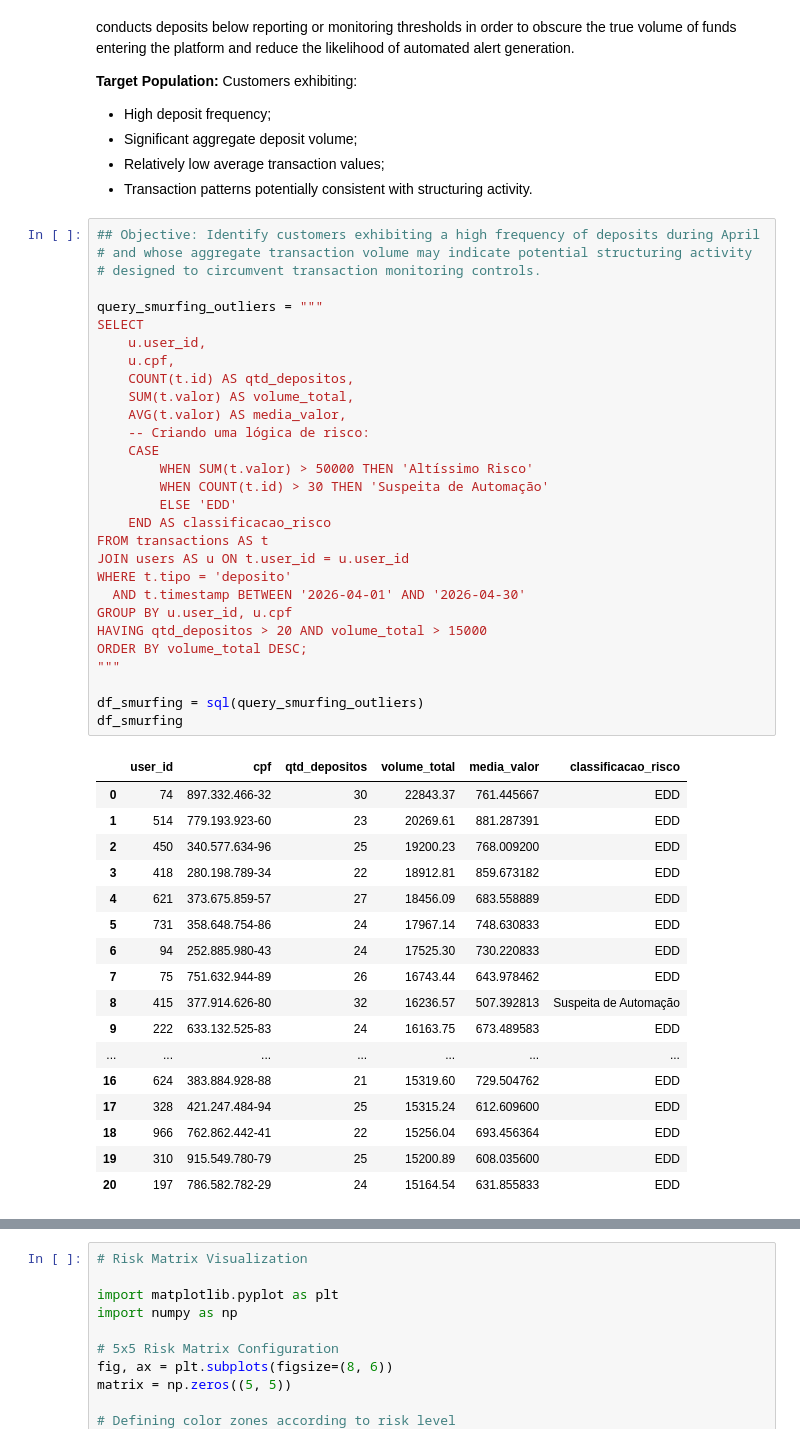
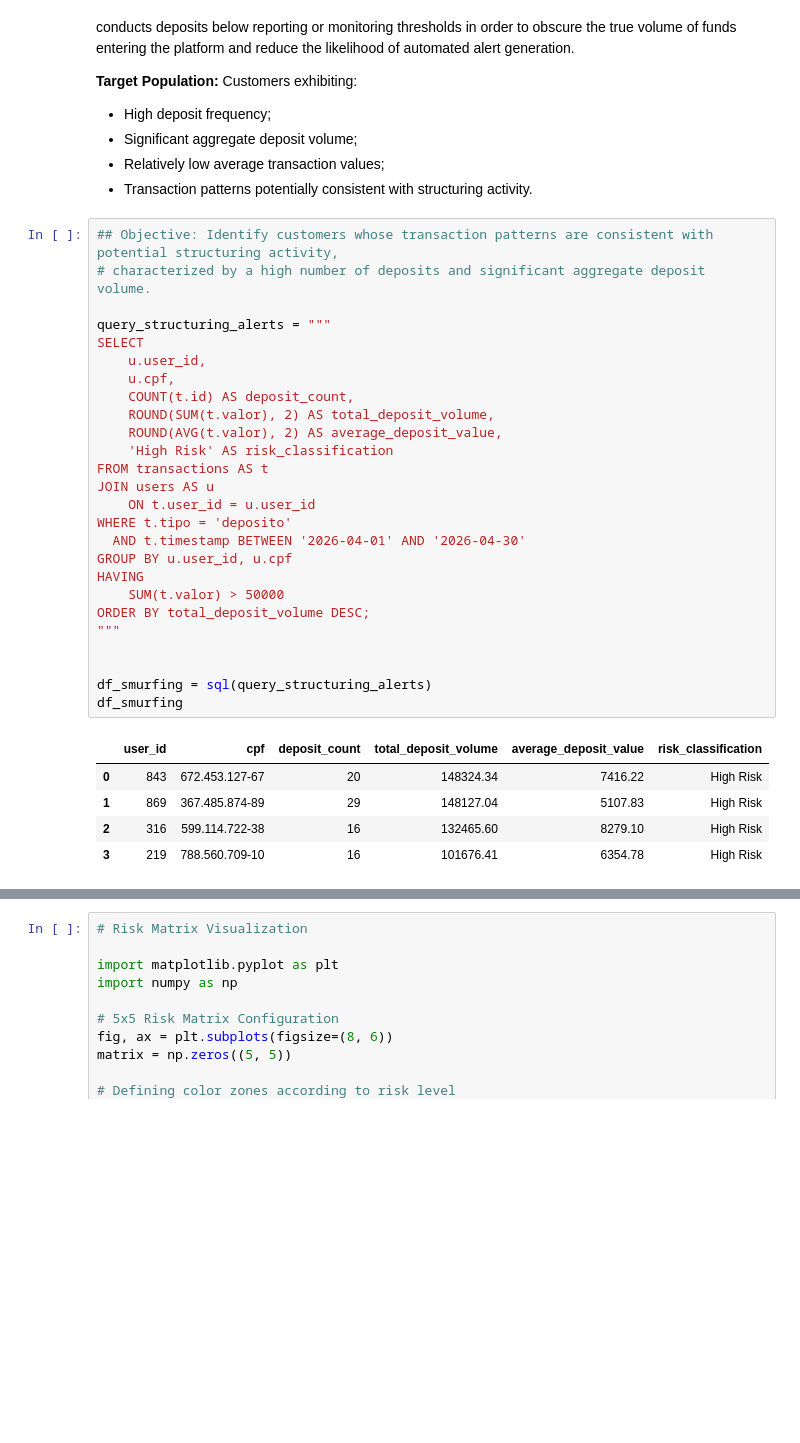
Before and after one commit to PaolucciData/AML-iGaming-Transaction-Monitoring, a Jupyter notebook: AML_iGaming_Project.ipynb, the cells around one changed output, grey strips where cells are left out. Cells and saved outputs as stored; diff of their text form; blank space fills up the shorter version.

```diff
--- a/AML_iGaming_Project.ipynb
+++ b/AML_iGaming_Project.ipynb
@@ -342,49 +347,34 @@ The responses should be assessed for consistency with the customer's profile and
 *   Relatively low average transaction values;
 *   Transaction patterns potentially consistent with structuring activity.
 # %%
-## Objective: Identify customers exhibiting a high frequency of deposits during April
-# and whose aggregate transaction volume may indicate potential structuring activity
-# designed to circumvent transaction monitoring controls.
+## Objective: Identify customers whose transaction patterns are consistent with potential structuring activity,
+# characterized by a high number of deposits and significant aggregate deposit volume.
 
-query_smurfing_outliers = """
+query_structuring_alerts = """
 SELECT
     u.user_id,
     u.cpf,
-    COUNT(t.id) AS qtd_depositos,
-    SUM(t.valor) AS volume_total,
-    AVG(t.valor) AS media_valor,
-    -- Criando uma lógica de risco:
-    CASE
-        WHEN SUM(t.valor) > 50000 THEN 'Altíssimo Risco'
-        WHEN COUNT(t.id) > 30 THEN 'Suspeita de Automação'
-        ELSE 'EDD'
-    END AS classificacao_risco
+    COUNT(t.id) AS deposit_count,
+    ROUND(SUM(t.valor), 2) AS total_deposit_volume,
+    ROUND(AVG(t.valor), 2) AS average_deposit_value,
+    'High Risk' AS risk_classification
 FROM transactions AS t
-JOIN users AS u ON t.user_id = u.user_id
+JOIN users AS u
+    ON t.user_id = u.user_id
 WHERE t.tipo = 'deposito'
   AND t.timestamp BETWEEN '2026-04-01' AND '2026-04-30'
 GROUP BY u.user_id, u.cpf
-HAVING qtd_depositos > 20 AND volume_total > 15000
-ORDER BY volume_total DESC;
+HAVING
+    SUM(t.valor) > 50000
+ORDER BY total_deposit_volume DESC;
 """
 
-df_smurfing = sql(query_smurfing_outliers)
+
+df_smurfing = sql(query_structuring_alerts)
 df_smurfing
 # %% [output]
-|  | user_id | cpf | qtd_depositos | volume_total | media_valor | classificacao_risco |
-| 0 | 74 | 897.332.466-32 | 30 | 22843.37 | 761.445667 | EDD |
-| 1 | 514 | 779.193.923-60 | 23 | 20269.61 | 881.287391 | EDD |
-| 2 | 450 | 340.577.634-96 | 25 | 19200.23 | 768.009200 | EDD |
-| 3 | 418 | 280.198.789-34 | 22 | 18912.81 | 859.673182 | EDD |
-| 4 | 621 | 373.675.859-57 | 27 | 18456.09 | 683.558889 | EDD |
-| 5 | 731 | 358.648.754-86 | 24 | 17967.14 | 748.630833 | EDD |
-| 6 | 94 | 252.885.980-43 | 24 | 17525.30 | 730.220833 | EDD |
-| 7 | 75 | 751.632.944-89 | 26 | 16743.44 | 643.978462 | EDD |
-| 8 | 415 | 377.914.626-80 | 32 | 16236.57 | 507.392813 | Suspeita de Automação |
-| 9 | 222 | 633.132.525-83 | 24 | 16163.75 | 673.489583 | EDD |
-| ... | ... | ... | ... | ... | ... | ... |
-| 16 | 624 | 383.884.928-88 | 21 | 15319.60 | 729.504762 | EDD |
-| 17 | 328 | 421.247.484-94 | 25 | 15315.24 | 612.609600 | EDD |
-| 18 | 966 | 762.862.442-41 | 22 | 15256.04 | 693.456364 | EDD |
-| 19 | 310 | 915.549.780-79 | 25 | 15200.89 | 608.035600 | EDD |
-| 20 | 197 | 786.582.782-29 | 24 | 15164.54 | 631.855833 | EDD |
+|  | user_id | cpf | deposit_count | total_deposit_volume | average_deposit_value | risk_classification |
+| 0 | 843 | 672.453.127-67 | 20 | 148324.34 | 7416.22 | High Risk |
+| 1 | 869 | 367.485.874-89 | 29 | 148127.04 | 5107.83 | High Risk |
+| 2 | 316 | 599.114.722-38 | 16 | 132465.60 | 8279.10 | High Risk |
+| 3 | 219 | 788.560.709-10 | 16 | 101676.41 | 6354.78 | High Risk |
```
Also changed, not shown: parts of 10 cells of this notebook.
